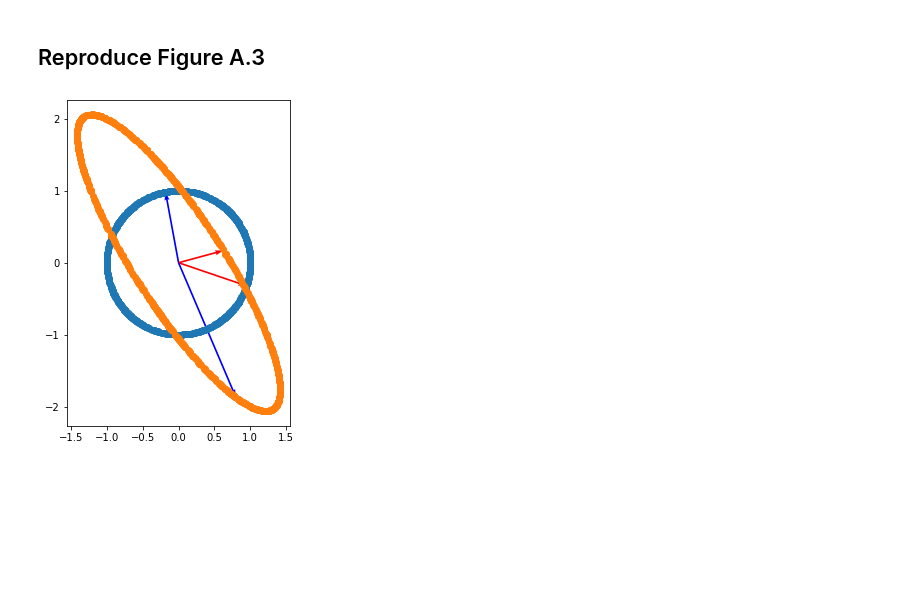
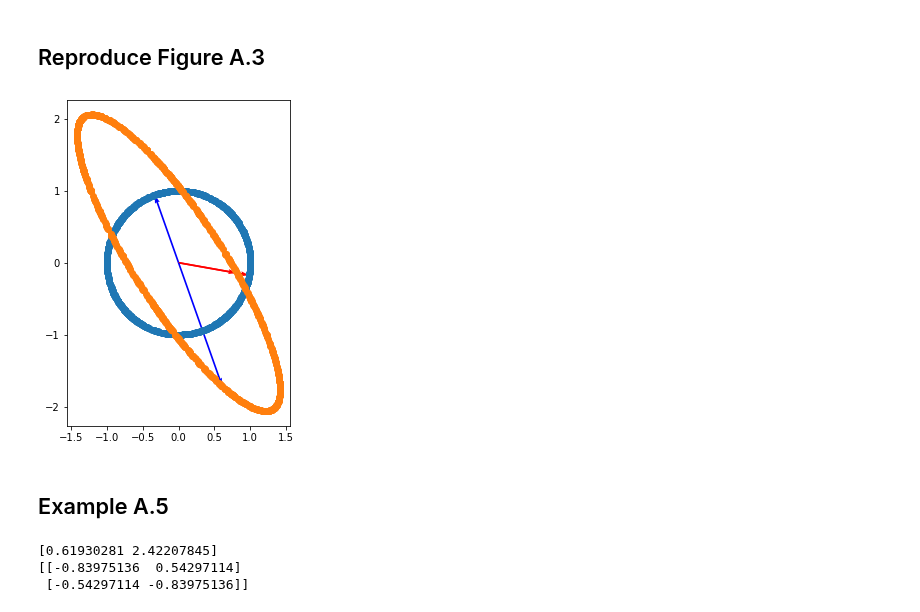
Before and after one commit to gnitnaw/Programs, a Jupyter notebook: Appendices/Linear Algebra/DSML_App_A.ipynb, the cells around one changed output. Saved outputs shown, nothing was run; the diff lists cells and outputs as text; code cells hidden in the pictures; blank space fills up the shorter version.

```diff
--- a/Appendices/Linear Algebra/DSML_App_A.ipynb
+++ b/Appendices/Linear Algebra/DSML_App_A.ipynb
@@ -42,0 +57,12 @@ print(v1)
+# %%
+w, v = np.linalg.eig(mA)
+print(w)
+print(v)
+vv0 = v.T[0]
+vv1 = v.T[1]
+vt0 = np.dot(mA, v.T[0])
+vt1 = np.dot(mA, v.T[1])
+print(v.T[0])
+print(v.T[1])
+print(vt0)
+print(vt1)
@@ -43,20 +77,31 @@ print(v1)
 # %% [markdown]
 ## Reproduce Figure A.3
 # %%
-origin = [0, 0]
+#origin = [0, 0]
 plt.figure(figsize=(4,6))
-N = 1000
-Cir = np.random.uniform(-1, 1, (2, N))
-Cir /= np.linalg.norm(Cir, axis=0)
+#N = 1000
+#Cir = np.random.uniform(-1, 1, (2, N))
+#Cir /= np.linalg.norm(Cir, axis=0)
 
-Ell = np.dot(mA, Cir)
-plt.quiver(*origin, *v0, color=['r'], angles='xy', scale_units='xy', scale=1)
-plt.quiver(*origin, *v1, color=['b'], angles='xy', scale_units='xy', scale=1)
+#Ell = np.dot(mA, Cir)
+plt.quiver(*origin, *vv0, color=['r'], angles='xy', scale_units='xy', scale=1)
+plt.quiver(*origin, *vv1, color=['b'], angles='xy', scale_units='xy', scale=1)
 plt.quiver(*origin, *vt0, color=['r'], angles='xy', scale_units='xy', scale=1)
 plt.quiver(*origin, *vt1, color=['b'], angles='xy', scale_units='xy', scale=1)
 plt.scatter(Cir[0], Cir[1])
 plt.scatter(Ell[0], Ell[1])
 
 plt.show()
 # %% [output]
-[figure, old version]
+[figure, new version]
+# %% [markdown]
+## Example A.5
+# %%
+ww, vv = np.linalg.eig(np.dot(mA, mA.T))
+wws = np.sqrt(ww)
+print(wws)
+print(vv)
+# %% [output]
+[0.61930281 2.42207845]
+[[-0.83975136  0.54297114]
+ [-0.54297114 -0.83975136]]
```
Also changed, not shown: parts of 8 cells of this notebook.
